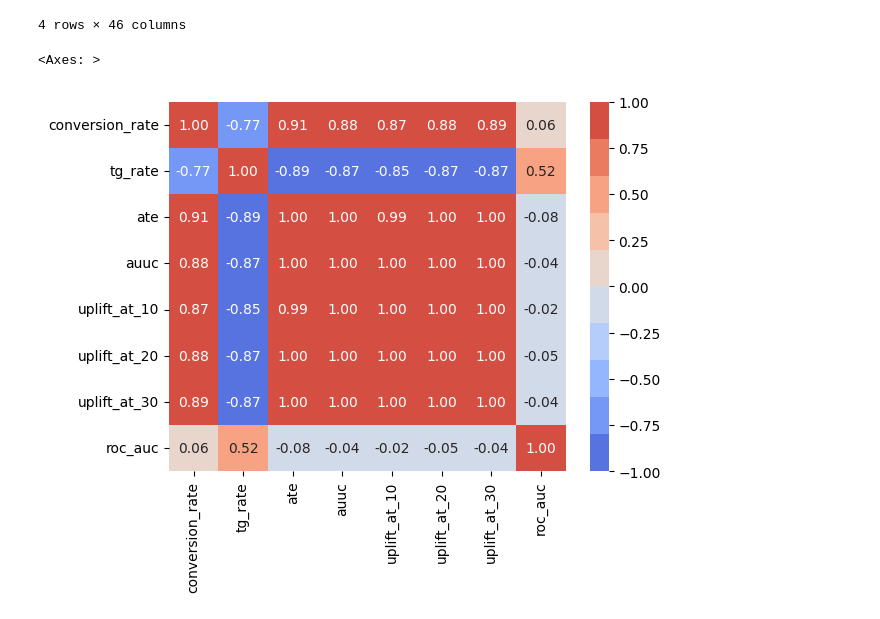
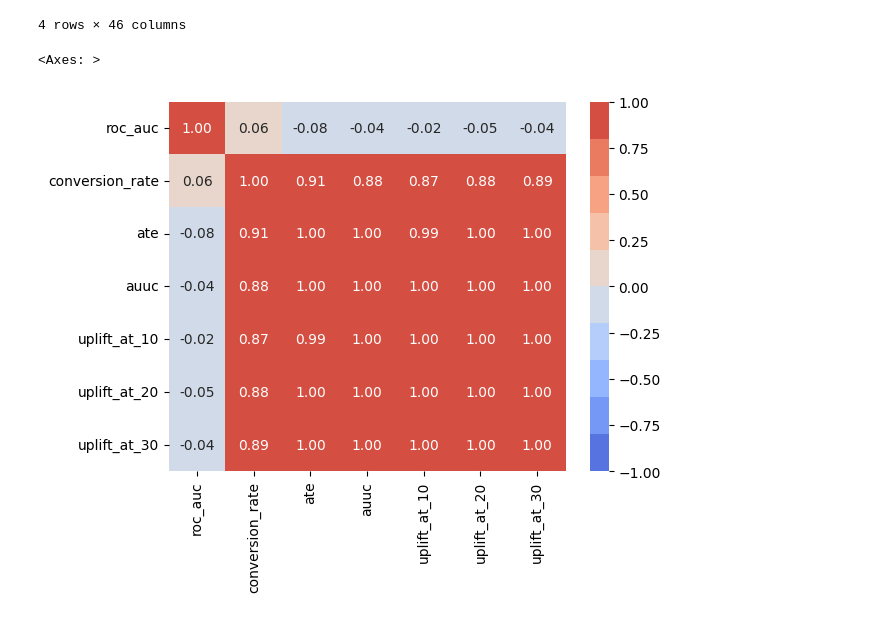
Before and after one commit to YuriNakayama/cate, a Jupyter notebook: dev/eda/dataset_stats.ipynb, the cells around one changed output. Cells and saved outputs as stored; diff of their text form; code cells hidden in the pictures.

```diff
--- a/dev/eda/dataset_stats.ipynb
+++ b/dev/eda/dataset_stats.ipynb
@@ -57,22 +57,21 @@ df.to_csv("/workspace/output/datasets_stats/base_stats.csv")
 # %%
 import seaborn as sns
 
 cor = df.loc[
     :,
     [
+        "roc_auc",
         "conversion_rate",
-        "tg_rate",
         "ate",
         "auuc",
         "uplift_at_10",
         "uplift_at_20",
         "uplift_at_30",
-        "roc_auc",
     ],
 ].corr()
 sns.heatmap(
     cor, cmap=sns.color_palette("coolwarm", 10), annot=True, fmt=".2f", vmin=-1, vmax=1
 )
 # %% [output]
 <Axes: >
-[figure, old version]
+[figure, new version]
```
